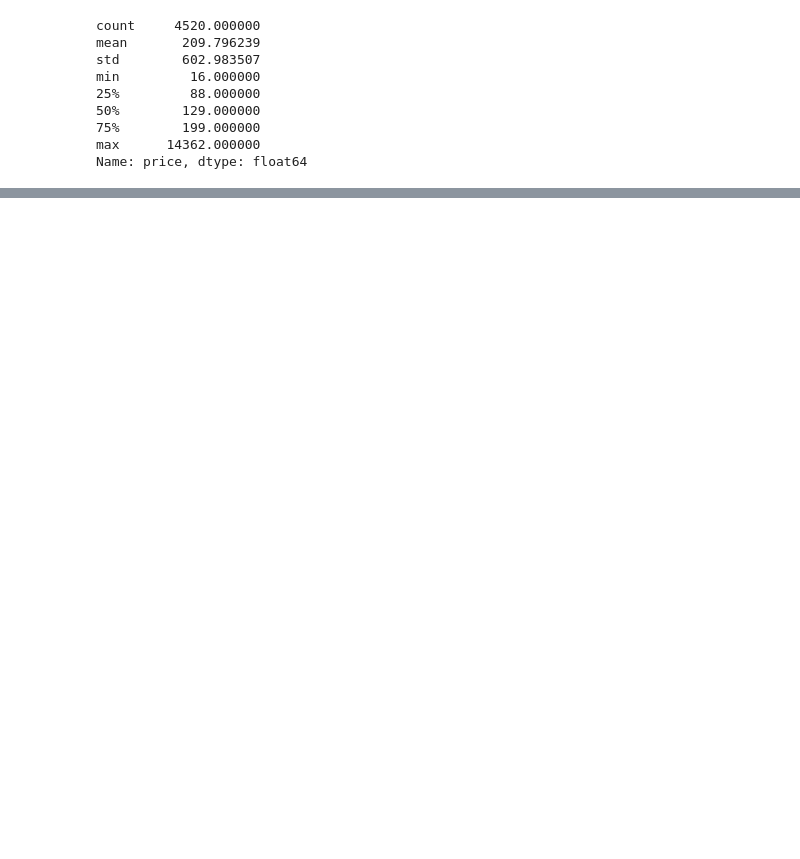
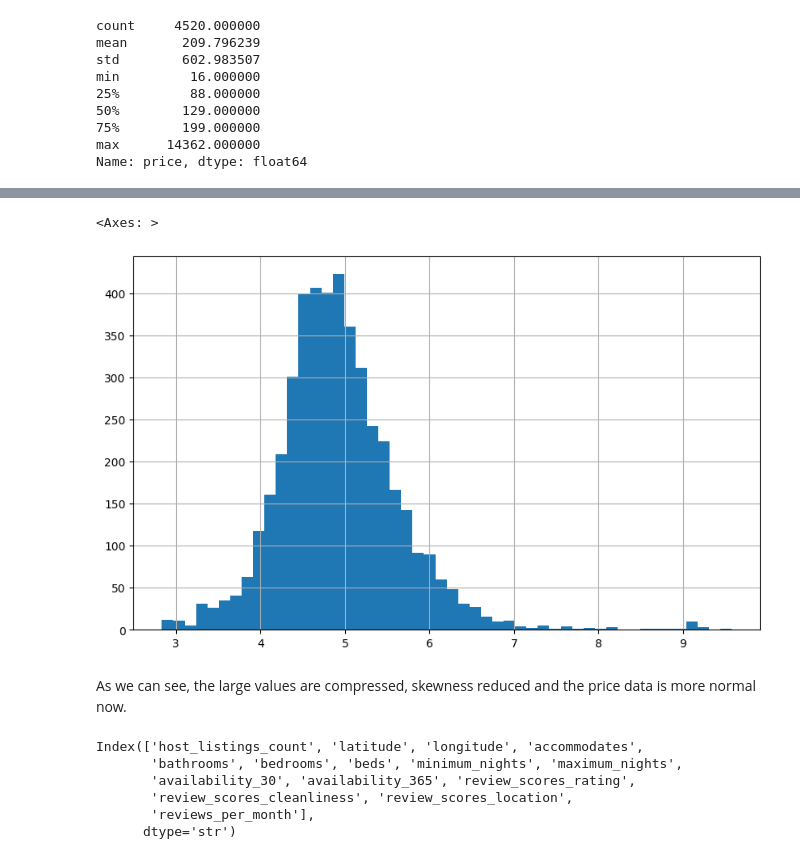
Before and after one commit to Batujan/Airbnb_Basque_Country_Price_Prediction, a Jupyter notebook: notebooks/01_data_exploration.ipynb, the cells around one changed output, grey strips where cells are left out. Drawn from its saved outputs; the diff is of its cells as text; code cells hidden in the pictures; blank space fills up the shorter version.

```diff
--- a/notebooks/01_data_exploration.ipynb
+++ b/notebooks/01_data_exploration.ipynb
@@ -159,0 +227,18 @@ Name: price, dtype: float64
+# %%
+# Check the target variable with a histogram after log transformation. It's more normal now.
+np.log1p(y_train).hist(bins=50, figsize=(10, 6))
+# %% [output]
+<Axes: >
+[figure, added]
+# %% [markdown]
+As we can see, the large values are compressed, skewness reduced and the price data is more normal now.
+# %%
+numeric_cols = data.select_dtypes(include="number").columns
+numeric_cols
+# %% [output]
+Index(['host_listings_count', 'latitude', 'longitude', 'accommodates',
+       'bathrooms', 'bedrooms', 'beds', 'minimum_nights', 'maximum_nights',
+       'availability_30', 'availability_365', 'review_scores_rating',
+       'review_scores_cleanliness', 'review_scores_location',
+       'reviews_per_month'],
+      dtype='str')
```
Also changed, not shown: parts of 22 cells of this notebook, 4 other files.
